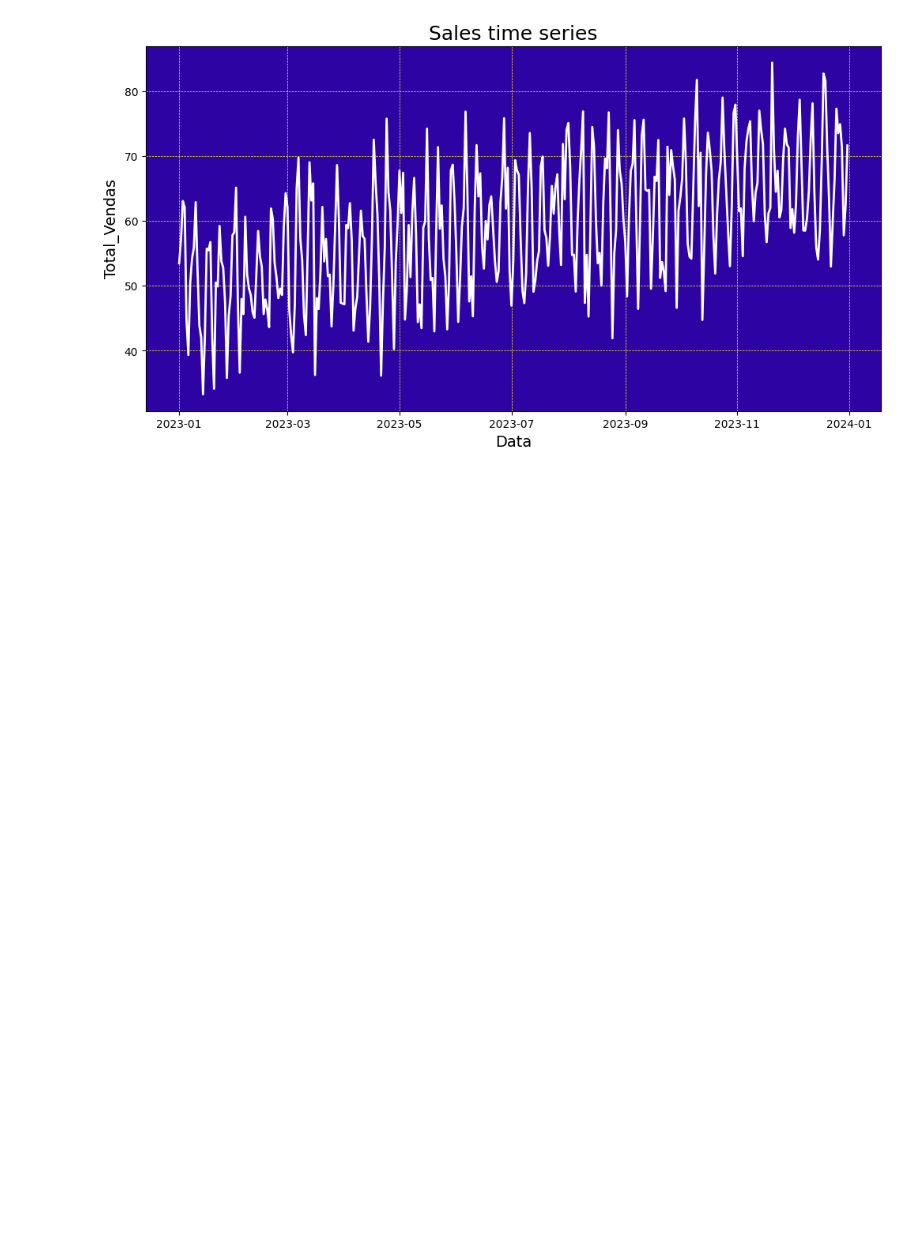
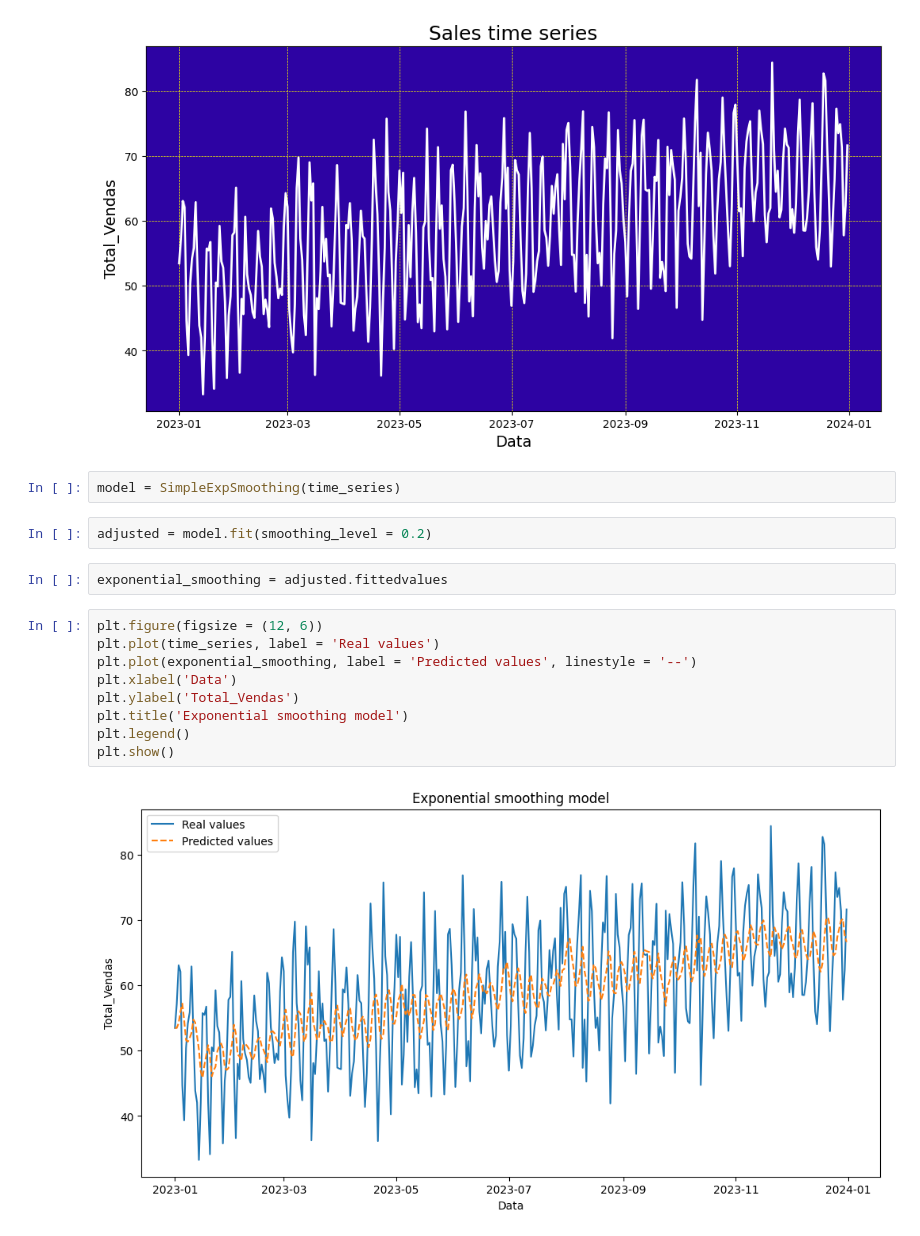
Before and after one commit to leonardopottmayer/data-science-academy-basic-time-series, a Jupyter notebook: analysis/script.ipynb, the cells around one changed output. Drawn from its saved outputs; the diff is of its cells as text; blank space fills up the shorter version.

Commit message:
Finished the model.

```diff
--- a/analysis/script.ipynb
+++ b/analysis/script.ipynb
@@ -151,3 +151,20 @@ plt.tick_params(axis = 'y', colors = 'black')
 plt.show()
 # %% [output]
 [figure]
+# %%
+model = SimpleExpSmoothing(time_series)
+# %%
+adjusted = model.fit(smoothing_level = 0.2)
+# %%
+exponential_smoothing = adjusted.fittedvalues
+# %%
+plt.figure(figsize = (12, 6))
+plt.plot(time_series, label = 'Real values')
+plt.plot(exponential_smoothing, label = 'Predicted values', linestyle = '--')
+plt.xlabel('Data')
+plt.ylabel('Total_Vendas')
+plt.title('Exponential smoothing model')
+plt.legend()
+plt.show()
+# %% [output]
+[figure, added]
```
Also changed, not shown: parts of 2 cells of this notebook, 1 other file.
